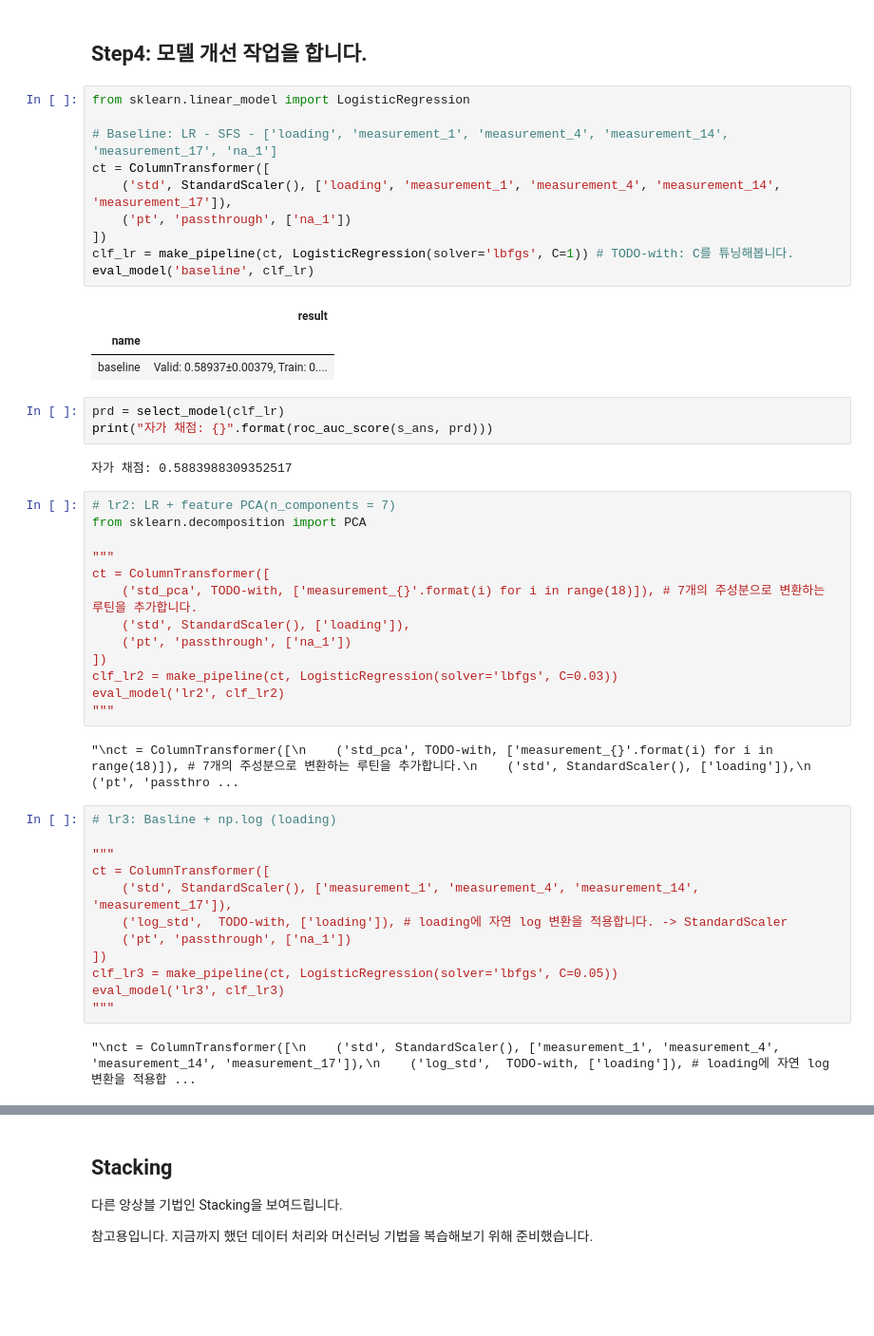
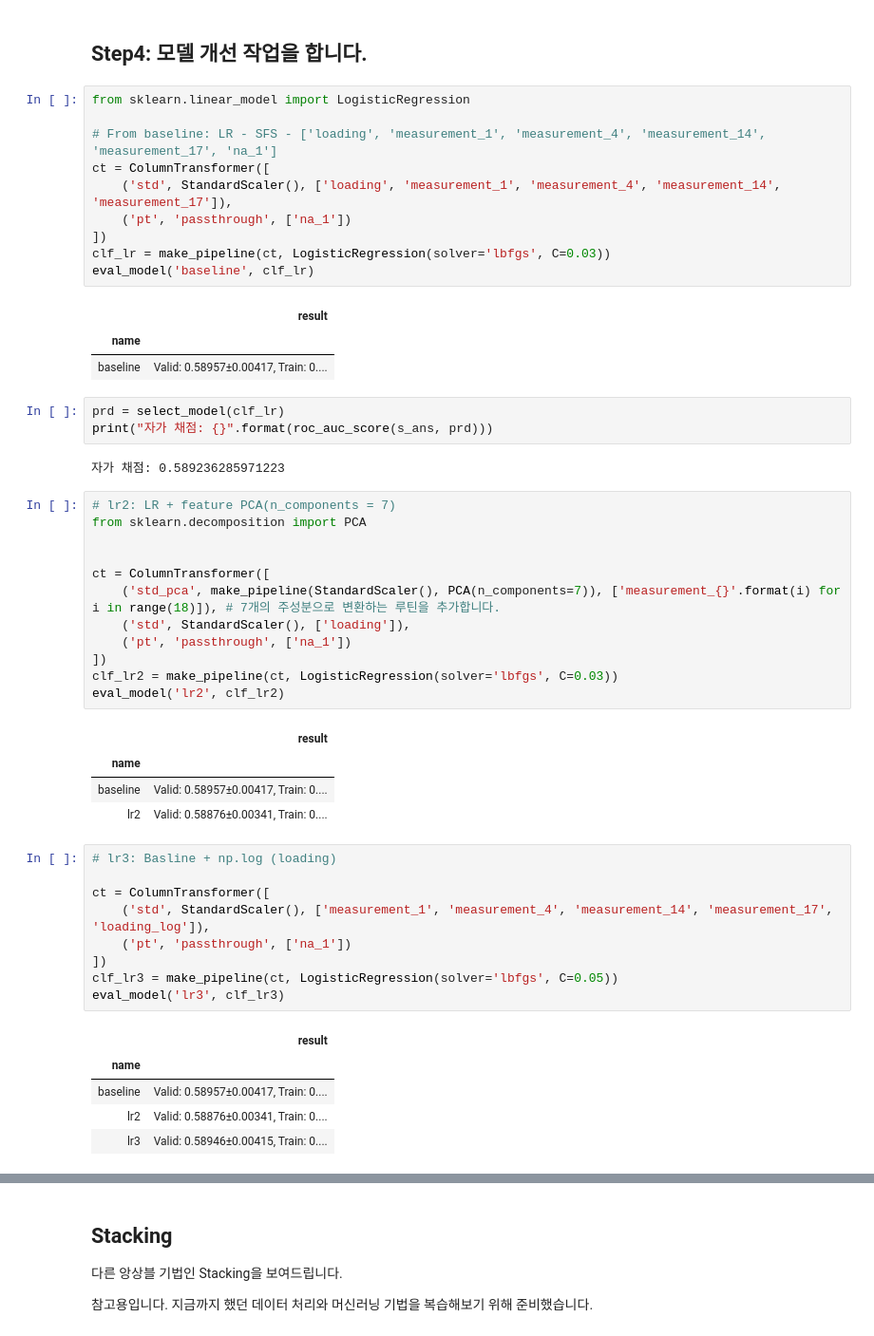
Before and after one commit to sunkusun9/DS_lv3_2410, a Jupyter notebook: sec_ds_lv3_prob1_kaggle.ipynb, the cells around one changed output, grey strips where cells are left out. Shown at 95% size. Saved outputs shown, nothing was run; the diff lists cells and outputs as text; blank space fills up the shorter version.

```diff
--- a/sec_ds_lv3_prob1_kaggle.ipynb
+++ b/sec_ds_lv3_prob1_kaggle.ipynb
@@ -264,48 +298,51 @@ print("자가 채점: {}".format(roc_auc_score(s_ans, prd)))
 # %%
 from sklearn.linear_model import LogisticRegression
 
-# Baseline: LR - SFS - ['loading', 'measurement_1', 'measurement_4', 'measurement_14', 'measurement_17', 'na_1']
+# From baseline: LR - SFS - ['loading', 'measurement_1', 'measurement_4', 'measurement_14', 'measurement_17', 'na_1']
 ct = ColumnTransformer([
     ('std', StandardScaler(), ['loading', 'measurement_1', 'measurement_4', 'measurement_14', 'measurement_17']),
     ('pt', 'passthrough', ['na_1'])
 ])
-clf_lr = make_pipeline(ct, LogisticRegression(solver='lbfgs', C=1)) # TODO-with: C를 튜닝해봅니다.
+clf_lr = make_pipeline(ct, LogisticRegression(solver='lbfgs', C=0.03))
 eval_model('baseline', clf_lr)
 # %% [output]
 |  | result |
 | name |  |
-| baseline | Valid: 0.58937±0.00379, Train: 0.... |
+| baseline | Valid: 0.58957±0.00417, Train: 0.... |
 # %%
 prd = select_model(clf_lr)
 print("자가 채점: {}".format(roc_auc_score(s_ans, prd)))
 # %% [output]
-자가 채점: 0.5883988309352517
+자가 채점: 0.589236285971223
 # %%
 # lr2: LR + feature PCA(n_components = 7)
 from sklearn.decomposition import PCA
 
-"""
+
 ct = ColumnTransformer([
-    ('std_pca', TODO-with, ['measurement_{}'.format(i) for i in range(18)]), # 7개의 주성분으로 변환하는 루틴을 추가합니다.
+    ('std_pca', make_pipeline(StandardScaler(), PCA(n_components=7)), ['measurement_{}'.format(i) for i in range(18)]), # 7개의 주성분으로 변환하는 루틴을 추가합니다.
     ('std', StandardScaler(), ['loading']),
     ('pt', 'passthrough', ['na_1'])
 ])
 clf_lr2 = make_pipeline(ct, LogisticRegression(solver='lbfgs', C=0.03))
 eval_model('lr2', clf_lr2)
-"""
 # %% [output]
-"\nct = ColumnTransformer([\n    ('std_pca', TODO-with, ['measurement_{}'.format(i) for i in range(18)]), # 7개의 주성분으로 변환하는 루틴을 추가합니다.\n    ('std', StandardScaler(), ['loading']),\n    ('pt', 'passthro ...
+|  | result |
+| name |  |
+| baseline | Valid: 0.58957±0.00417, Train: 0.... |
+| lr2 | Valid: 0.58876±0.00341, Train: 0.... |
 # %%
 # lr3: Basline + np.log (loading)
 
-"""
 ct = ColumnTransformer([
-    ('std', StandardScaler(), ['measurement_1', 'measurement_4', 'measurement_14', 'measurement_17']),
-    ('log_std',  TODO-with, ['loading']), # loading에 자연 log 변환을 적용합니다. -> StandardScaler
+    ('std', StandardScaler(), ['measurement_1', 'measurement_4', 'measurement_14', 'measurement_17', 'loading_log']),
     ('pt', 'passthrough', ['na_1'])
 ])
 clf_lr3 = make_pipeline(ct, LogisticRegression(solver='lbfgs', C=0.05))
 eval_model('lr3', clf_lr3)
-"""
 # %% [output]
-"\nct = ColumnTransformer([\n    ('std', StandardScaler(), ['measurement_1', 'measurement_4', 'measurement_14', 'measurement_17']),\n    ('log_std',  TODO-with, ['loading']), # loading에 자연 log 변환을 적용합 ...
+|  | result |
+| name |  |
+| baseline | Valid: 0.58957±0.00417, Train: 0.... |
+| lr2 | Valid: 0.58876±0.00341, Train: 0.... |
+| lr3 | Valid: 0.58946±0.00415, Train: 0.... |
```
Also changed, not shown: parts of 17 cells of this notebook.
